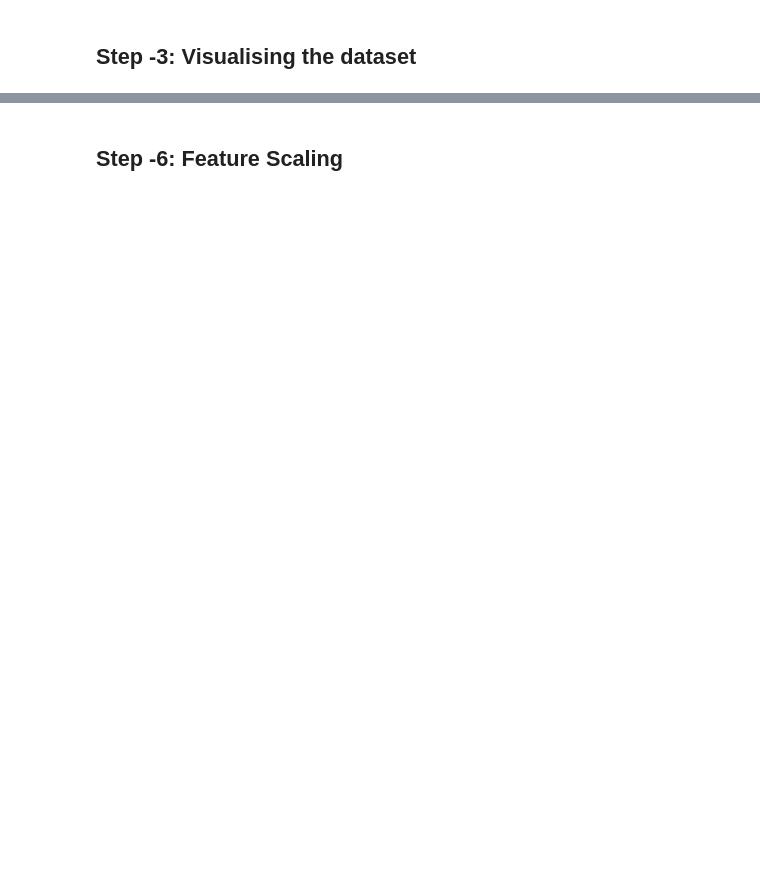
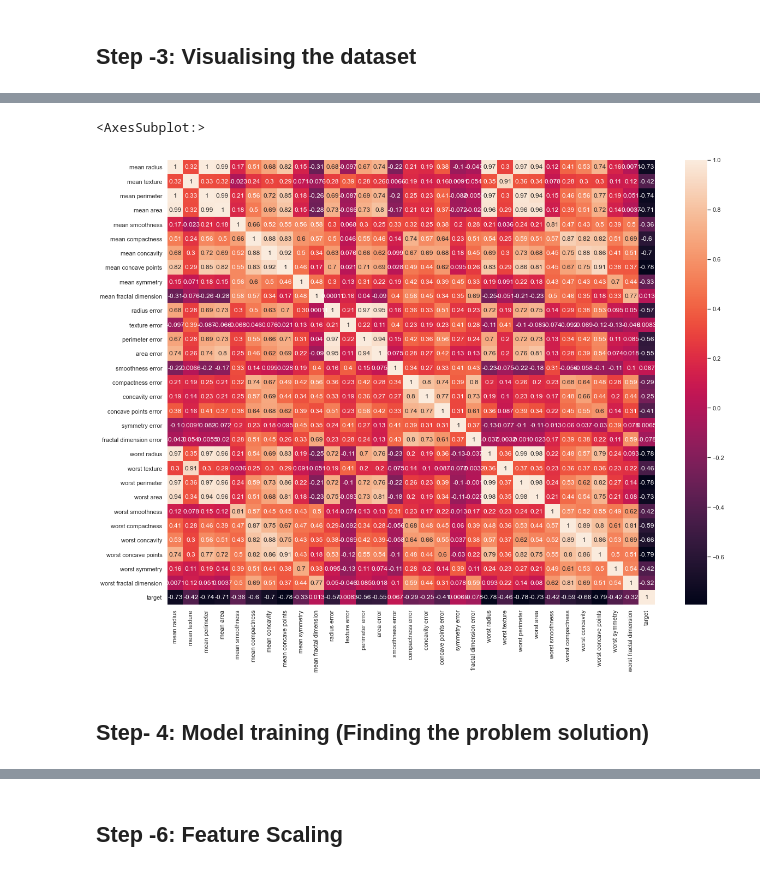
Before and after one commit to dollymoulekhi/predicting-tumor-is-benign-or-malignant, a Jupyter notebook: Predicting- tumor is benign or malignant.ipynb, the cells around one changed output, grey strips where cells are left out. Saved outputs shown, nothing was run; the diff lists cells and outputs as text; code cells hidden in the pictures; blank space fills up the shorter version.

```diff
--- a/Predicting- tumor is benign or malignant.ipynb
+++ b/Predicting- tumor is benign or malignant.ipynb
@@ -274,2 +204,11 @@ Name: Bare Nuclei, dtype: float64
+# %%
+# Creating heat map for knowing how things are related to each other
+plt.figure(figsize=(20,15))
+sns.heatmap(df_cancer.corr(),annot=True)
+# %% [output]
+<AxesSubplot:>
+[figure, added]
+# %% [markdown]
+## Step- 4: Model training (Finding the problem solution)
 # %%
 # seperating features and target
```
Also changed, not shown: parts of 127 cells of this notebook.
